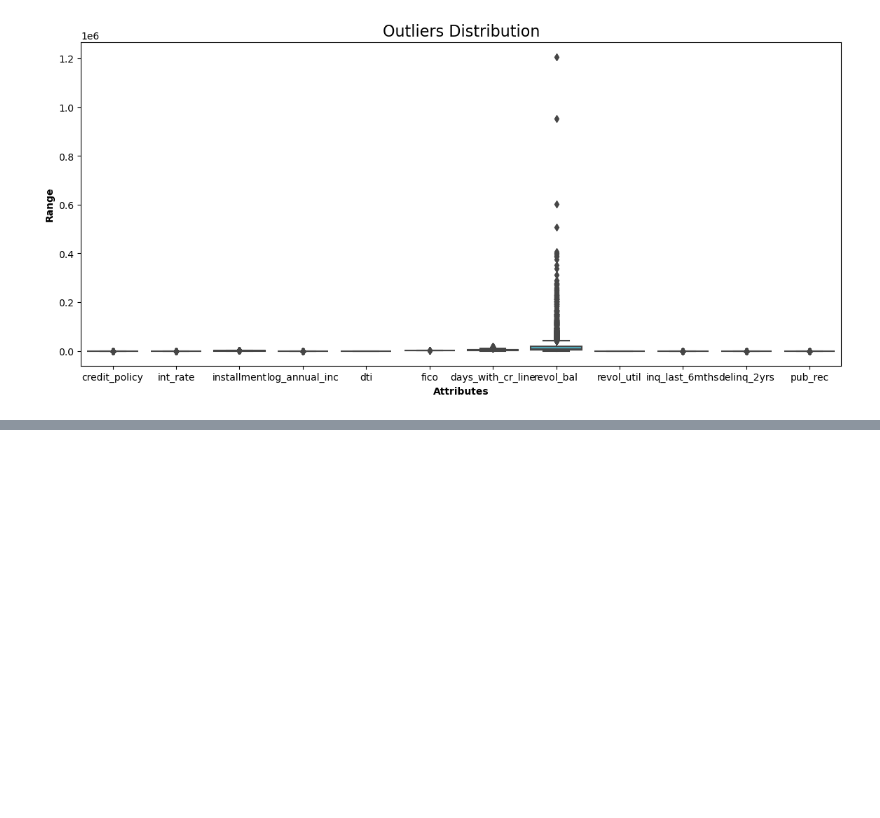
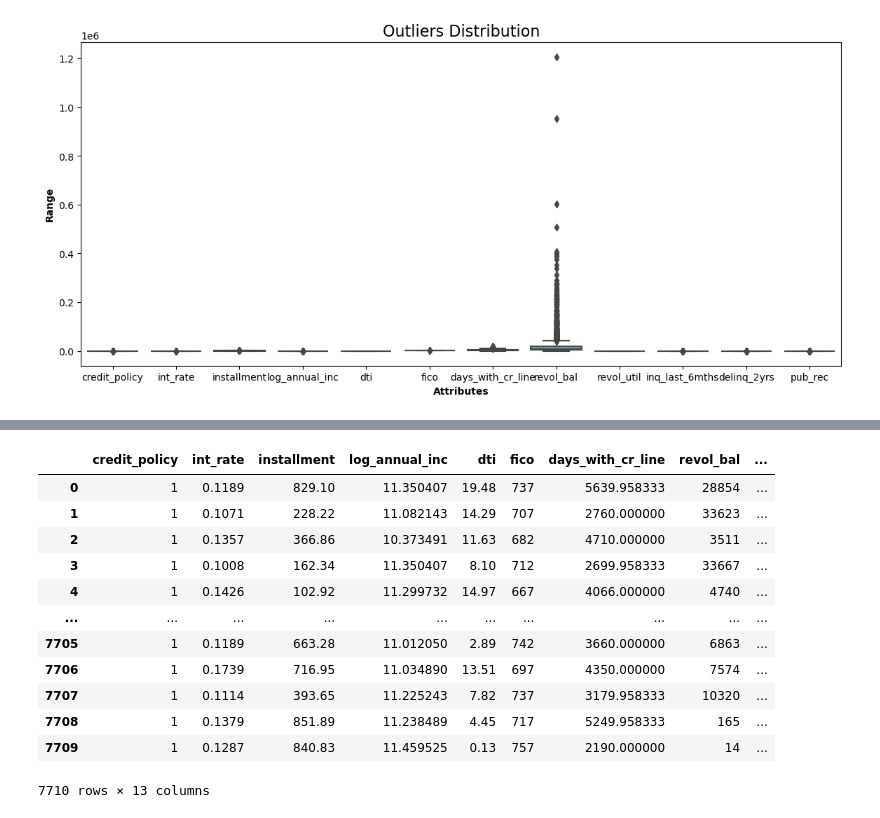
Before and after one commit to johnloane/sd4_dav_24, a Jupyter notebook: clustering_early.ipynb, the cells around one changed output, grey strips where cells are left out. Cells and saved outputs as stored; diff of their text form; code cells hidden in the pictures; blank space fills up the shorter version.

```diff
--- a/clustering_early.ipynb
+++ b/clustering_early.ipynb
@@ -264,0 +302,19 @@ show_boxplot(cleaned_data)
+# %%
+cluster_labels = cut_tree(average_clustering, n_clusters=2).reshape(-1,)
+without_outliers["cluster"] = cluster_labels
+without_outliers
+# pruned_data =pd.DataFrame(pruned_data)
+# %% [output]
+|  | credit_policy | int_rate | installment | log_annual_inc | dti | fico | days_with_cr_line | revol_bal | ... |
+| 0 | 1 | 0.1189 | 829.10 | 11.350407 | 19.48 | 737 | 5639.958333 | 28854 | ... |
+| 1 | 1 | 0.1071 | 228.22 | 11.082143 | 14.29 | 707 | 2760.000000 | 33623 | ... |
+| 2 | 1 | 0.1357 | 366.86 | 10.373491 | 11.63 | 682 | 4710.000000 | 3511 | ... |
+| 3 | 1 | 0.1008 | 162.34 | 11.350407 | 8.10 | 712 | 2699.958333 | 33667 | ... |
+| 4 | 1 | 0.1426 | 102.92 | 11.299732 | 14.97 | 667 | 4066.000000 | 4740 | ... |
+| ... | ... | ... | ... | ... | ... | ... | ... | ... | ... |
+| 7705 | 1 | 0.1189 | 663.28 | 11.012050 | 2.89 | 742 | 3660.000000 | 6863 | ... |
+| 7706 | 1 | 0.1739 | 716.95 | 11.034890 | 13.51 | 697 | 4350.000000 | 7574 | ... |
+| 7707 | 1 | 0.1114 | 393.65 | 11.225243 | 7.82 | 737 | 3179.958333 | 10320 | ... |
+| 7708 | 1 | 0.1379 | 851.89 | 11.238489 | 4.45 | 717 | 5249.958333 | 165 | ... |
+| 7709 | 1 | 0.1287 | 840.83 | 11.459525 | 0.13 | 757 | 2190.000000 | 14 | ... |
+7710 rows × 13 columns
```
Also changed, not shown: parts of 20 cells of this notebook, 2 other files.
